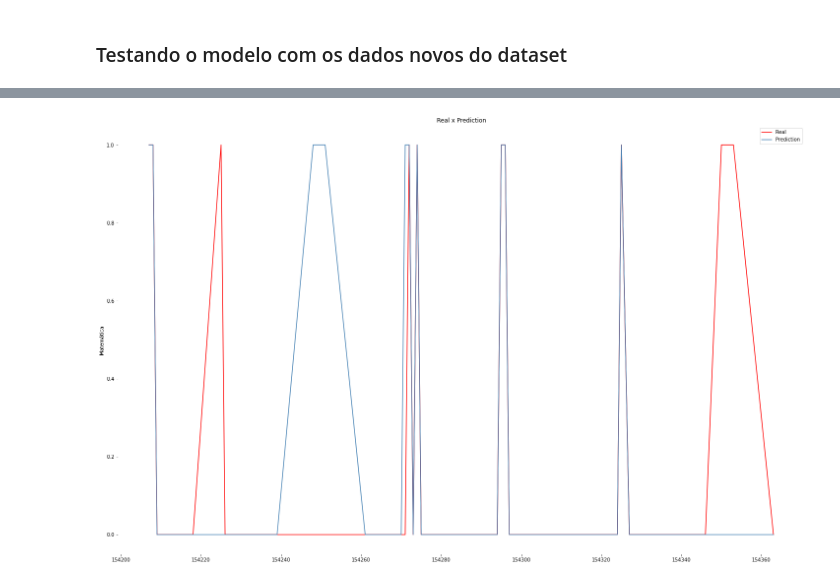
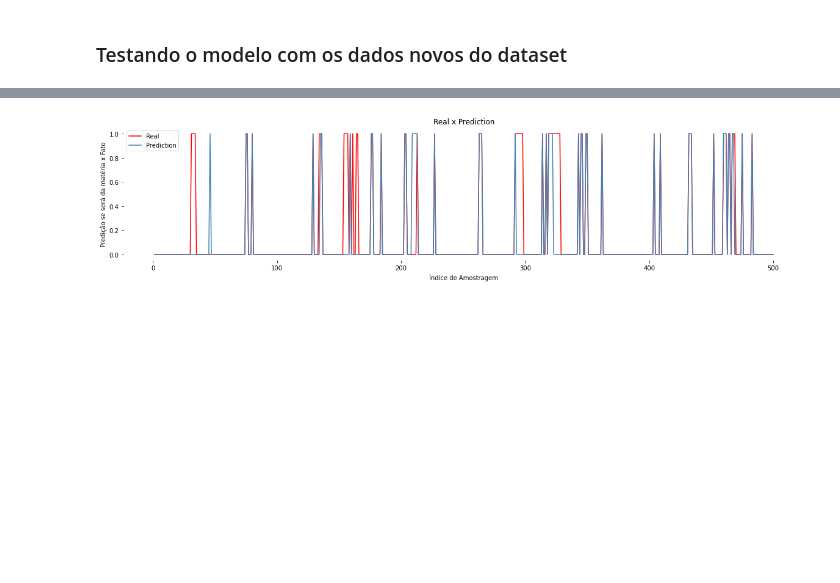
Before and after one commit to sergioneto12/Analise_Censo_Escolar_2020, a Jupyter notebook: Dados - Censo Escolar.ipynb, the cells around one changed output, grey strips where cells are left out. Saved outputs shown, nothing was run; the diff lists cells and outputs as text; code cells hidden in the pictures; blank space fills up the shorter version.

```diff
--- a/Dados - Censo Escolar.ipynb
+++ b/Dados - Censo Escolar.ipynb
@@ -410,7 +427,7 @@ Name: diff, dtype: int64
 from sklearn.tree import DecisionTreeRegressor, plot_tree
 from sklearn.metrics import mean_squared_error
 
-tester = DecisionTreeRegressor()
+tester = DecisionTreeRegressor(max_leaf_nodes=100)
 tester.fit(x_train, y_train)
 
 predicao = tester.predict(x_test)
@@ -537,8 +581,10 @@ Exatidão (Accuracy): 0.3544
 # %%
 #Verificando quantos professores, a partir do conjunto de dados, serão da matéria de matemática
-df2 = dados_1[100000:100100].drop(['ID_DOCENTE', 'Mês Nasc.', 'Ano Nasc.'], axis=1)
+df2 = dados_1[200000:200500].drop(['ID_DOCENTE', 'Mês Nasc.', 'Ano Nasc.'], axis=1)
 
-data = df2.drop(['Matemática'], axis=1)
+# data = df2[['Idade', 'Sexo', 'Etnia', 'Nec. Especial', 'Com espec.', 'Língua Portuguesa', 'Artes', 'Inglês', 'Ciências', 'Biologia']]
+
+data = df2[['Idade', 'Sexo', 'Nec. Especial', 'Com mestrado', 'Com espec.', 'Língua Portuguesa', 'Artes', 'Inglês', 'Ciências', 'Química', 'Biologia', 'História', 'Geografia', 'Sociologia']]
 target = df2['Matemática']
 
 data.fillna(0, inplace=True)
@@ -549,5 +600,5 @@ y = target
 # %%
-pred3 = clf.predict(data)
+pred1 = clf.predict(data)
 
-np.sqrt(mean_squared_error(target, pred3))
+np.sqrt(mean_squared_error(target, pred1))
 # %% [output]
@@ -563,9 +620,11 @@ print((df1['Matemática'].sum()/df1['Matemática'].count())*100, '%')
 # %%
-# probabilidade = classifier.predict_proba(data)[:,1]
+probabilidade = clf.predict_proba(data)[:,1]
 
-# df2['probabilidade'] = probabilidade
-df2['Predict'] = pred3
+df2['Probabilidade'] = probabilidade
+df2['Predict'] = pred1
+
+df2.index = np.arange(1, len(df2) + 1)
 
 # pd.set_option("max_rows", None)
-df2[['Matemática', 'Predict']]
+df2[['Matemática', 'Predict', 'Probabilidade']]
 # %% [output]
@@ -605,10 +660,12 @@ df2['Diff'].value_counts()
 Name: Diff, dtype: int64
 # %%
-plt.figure(figsize=(25, 16))
+plt.figure(figsize=(20, 4))
 
 sns.lineplot(data = df2, x = df2.index, y = 'Matemática', label = 'Real', color = 'red')
 sns.lineplot(data = df2, x = df2.index, y = 'Predict', label = 'Prediction', color = 'steelblue')
 plt.title('Real x Prediction')
+plt.xlabel('Índice de Amostragem')
+plt.ylabel('Predição se será da matéria x Fato')
 sns.despine(bottom = True, left = True)
 # %% [output]
-[figure, old version]
+[figure, new version]
```
Also changed, not shown: parts of 39 cells of this notebook, 1 other file.
